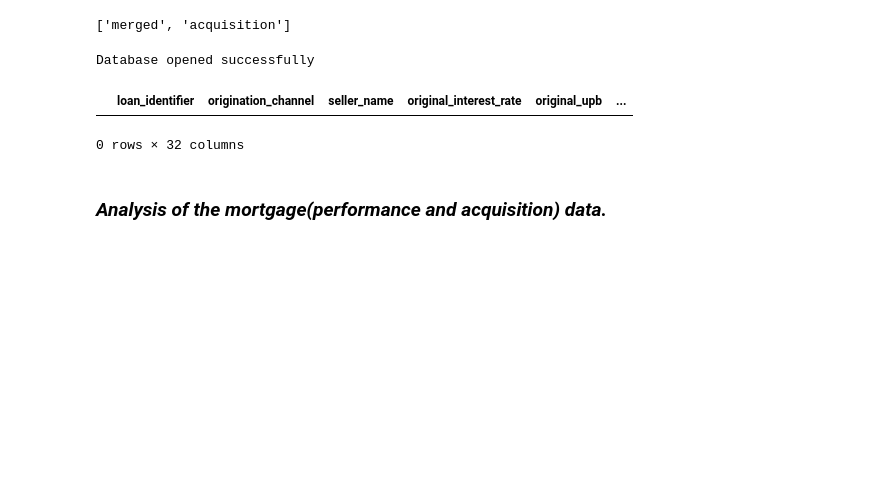
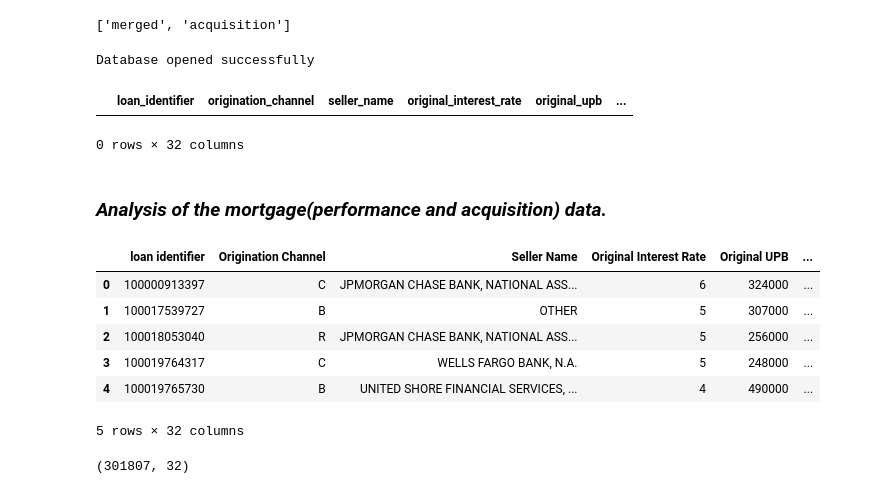
Before and after one commit to Azaima-Asghar/Modeling-Probability-Of-Delinquency, a Jupyter notebook: Mortgage_Analysis.ipynb, the cells around one changed output. Saved outputs shown, nothing was run; the diff lists cells and outputs as text; code cells hidden in the pictures; blank space fills up the shorter version.

Commit message:
Adding code to clean the merged data.

```diff
--- a/Mortgage_Analysis.ipynb
+++ b/Mortgage_Analysis.ipynb
@@ -46,3 +46,21 @@ data_df.head(20)
 session.close()
 # %% [markdown]
 ### *Analysis of the mortgage(performance and acquisition) data.*
+# %%
+# Loading the mortgage data into a pandas dataframe.
+file_to_load = ('https://media.githubusercontent.com/media/Azaima-Asghar/Modeling-probability-of-default/TriangleWeek2/mergedData.csv')
+mortgage_df = pd.read_csv(file_to_load)
+mortgage_df.head()
+# %% [output]
+|  | loan identifier | Origination Channel | Seller Name | Original Interest Rate | Original UPB | ... |
+| 0 | 100000913397 | C | JPMORGAN CHASE BANK, NATIONAL ASS... | 6 | 324000 | ... |
+| 1 | 100017539727 | B | OTHER | 5 | 307000 | ... |
+| 2 | 100018053040 | R | JPMORGAN CHASE BANK, NATIONAL ASS... | 5 | 256000 | ... |
+| 3 | 100019764317 | C | WELLS FARGO BANK, N.A. | 5 | 248000 | ... |
+| 4 | 100019765730 | B | UNITED SHORE FINANCIAL SERVICES, ... | 4 | 490000 | ... |
+5 rows × 32 columns
+# %%
+# Get the number of rows and columns of the merged data.
+mortgage_df.shape
+# %% [output]
+(301807, 32)
```
Also changed, not shown: parts of 9 cells of this notebook.
